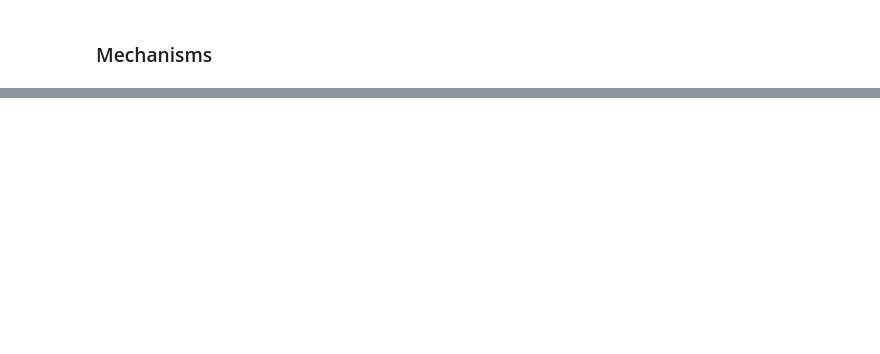
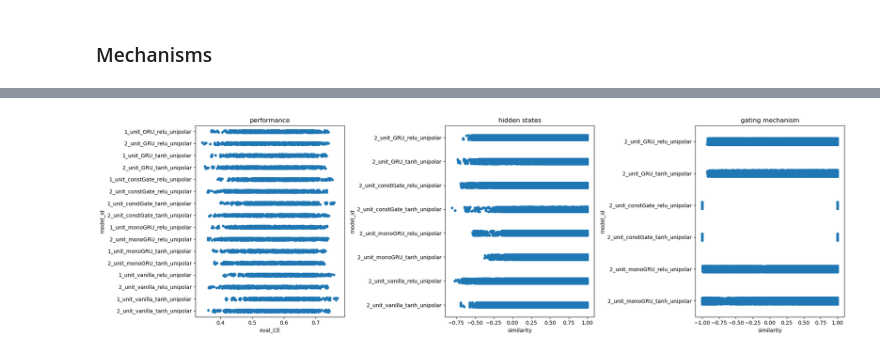
Before and after one commit to charlesdgburns/NM_TinyRNN, a Jupyter notebook: notebooks/analysing_models.ipynb, the cells around one changed output, grey strips where cells are left out. Saved outputs shown, nothing was run; the diff lists cells and outputs as text; code cells hidden in the pictures; blank space fills up the shorter version.

```diff
--- a/notebooks/analysing_models.ipynb
+++ b/notebooks/analysing_models.ipynb
@@ -153,14 +197,16 @@ fig.tight_layout()
 # %%
 ## what about mechanisms? are they more or less similar across models architectures?
 
 reload(mech_var)
-sim_df = compute_similarities(all_models_df.query('hidden_size == 2'))
+sim_df = mech_var.compute_similarities(all_models_df.query('hidden_size == 2'))
 fig, ax = plt.subplots(1, 3, figsize=(20, 6))
 sns.stripplot(data=all_models_df, y='model_id', x='eval_CE', ax=ax[0])
 sns.stripplot(data=sim_df.query('component=="hidden"'),
               y='model_id', x='similarity', ax=ax[1])
 sns.stripplot(data=sim_df.query('component == "gate_update"'),
               y='model_id', x='similarity', ax=ax[2])
 ax[0].set(title='performance'); ax[1].set(title='hidden states'); ax[2].set(title='gating mechanism')
 plt.tight_layout()
 plt.show()
+# %% [output]
+[figure, added]
```
Also changed, not shown: parts of 9 cells of this notebook, 2 other files.
